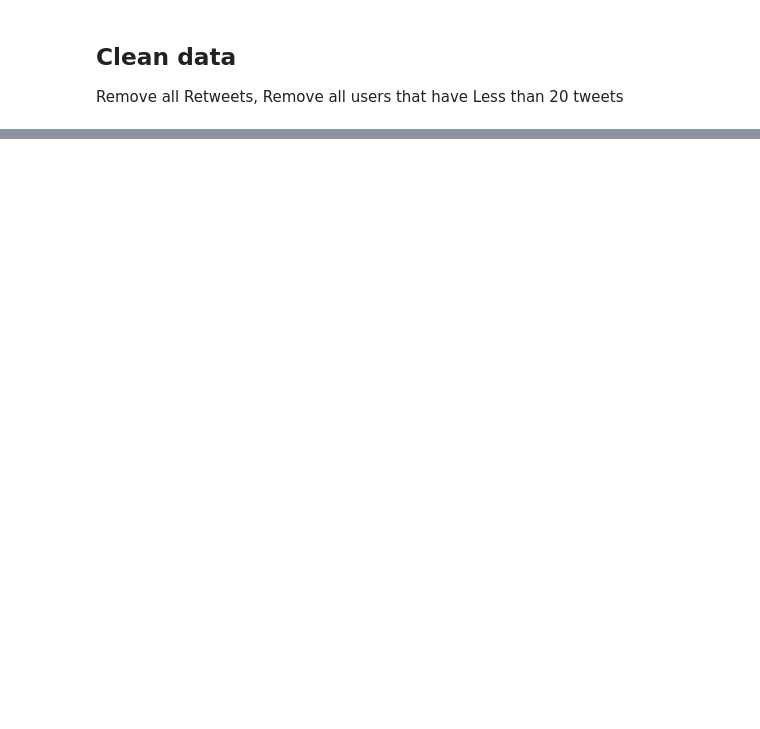
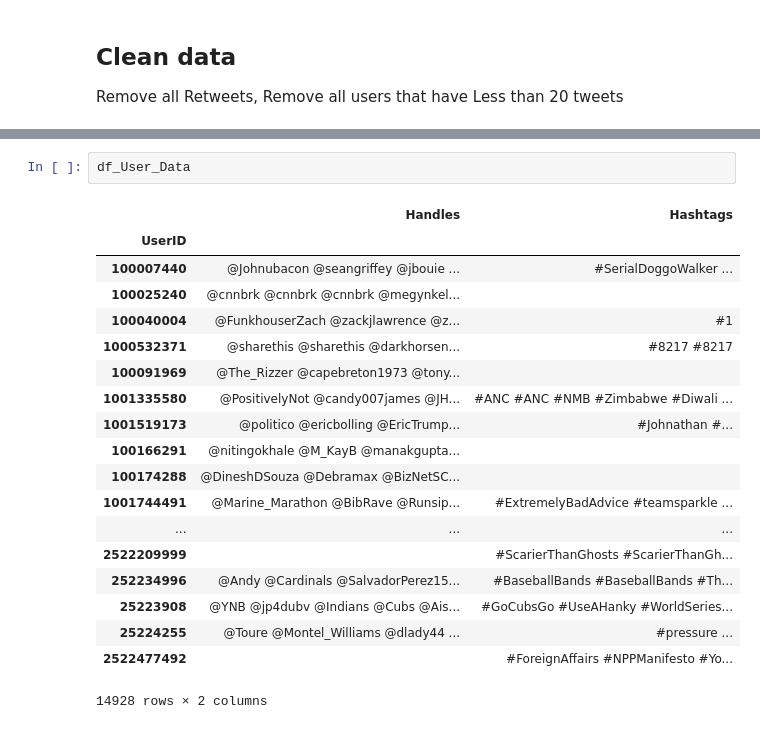
Before and after one commit to MatthewAlisangco/labtweets, a Jupyter notebook: CS177Labtwo_teamFirstRow.ipynb, the cells around one changed output, grey strips where cells are left out. Saved outputs shown, nothing was run; the diff lists cells and outputs as text; blank space fills up the shorter version.

```diff
--- a/CS177Labtwo_teamFirstRow.ipynb
+++ b/CS177Labtwo_teamFirstRow.ipynb
@@ -69,0 +86,22 @@ pandas.core.frame.DataFrame
+# %%
+df_User_Data
+# %% [output]
+|  | Handles | Hashtags |
+| UserID |  |  |
+| 100007440 | @Johnubacon @seangriffey @jbouie ... | #SerialDoggoWalker ... |
+| 100025240 | @cnnbrk @cnnbrk @cnnbrk @megynkel... |  |
+| 100040004 | @FunkhouserZach @zackjlawrence @z... | #1 |
+| 1000532371 | @sharethis @sharethis @darkhorsen... | #8217 #8217 |
+| 100091969 | @The_Rizzer @capebreton1973 @tony... |  |
+| 1001335580 | @PositivelyNot @candy007james @JH... | #ANC #ANC #NMB #Zimbabwe #Diwali ... |
+| 1001519173 | @politico @ericbolling @EricTrump... | #Johnathan #... |
+| 100166291 | @nitingokhale @M_KayB @manakgupta... |  |
+| 100174288 | @DineshDSouza @Debramax @BizNetSC... |  |
+| 1001744491 | @Marine_Marathon @BibRave @Runsip... | #ExtremelyBadAdvice #teamsparkle ... |
+| ... | ... | ... |
+| 2522209999 |  | #ScarierThanGhosts #ScarierThanGh... |
+| 252234996 | @Andy @Cardinals @SalvadorPerez15... | #BaseballBands #BaseballBands #Th... |
+| 25223908 | @YNB @jp4dubv @Indians @Cubs @Ais... | #GoCubsGo #UseAHanky #WorldSeries... |
+| 25224255 | @Toure @Montel_Williams @dlady44 ... | #pressure ... |
+| 2522477492 |  | #ForeignAffairs #NPPManifesto #Yo... |
+14928 rows × 2 columns
```
Also changed, not shown: parts of 10 cells of this notebook.
